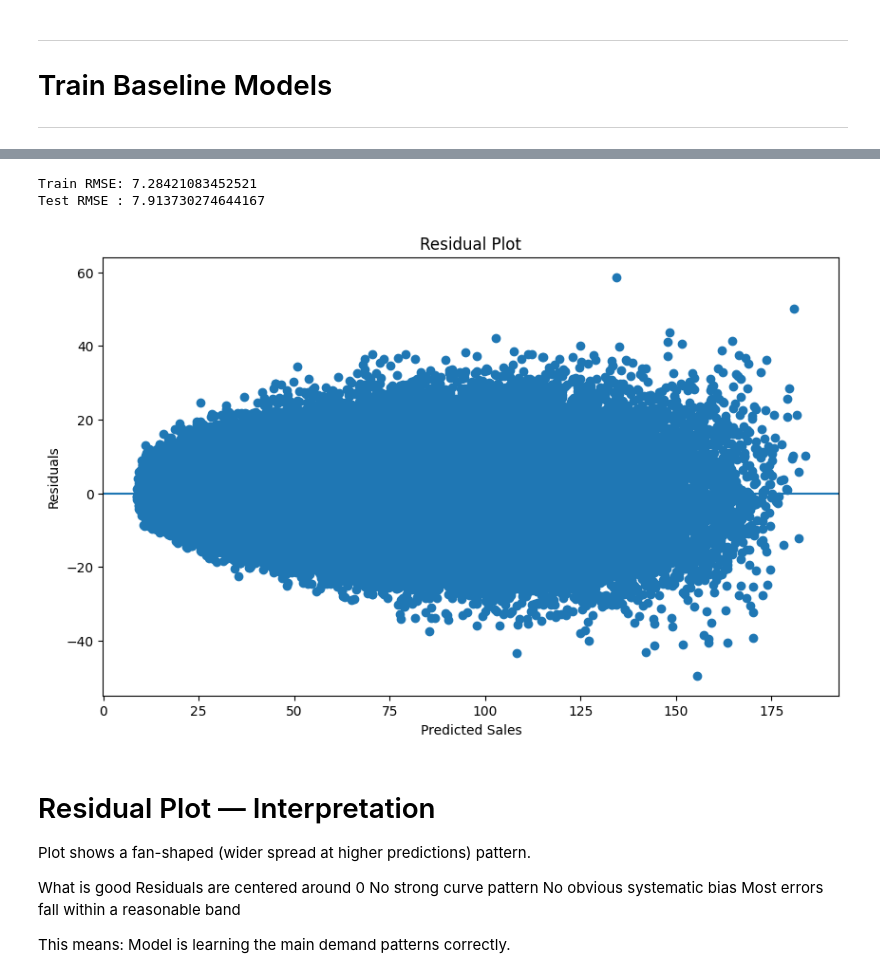
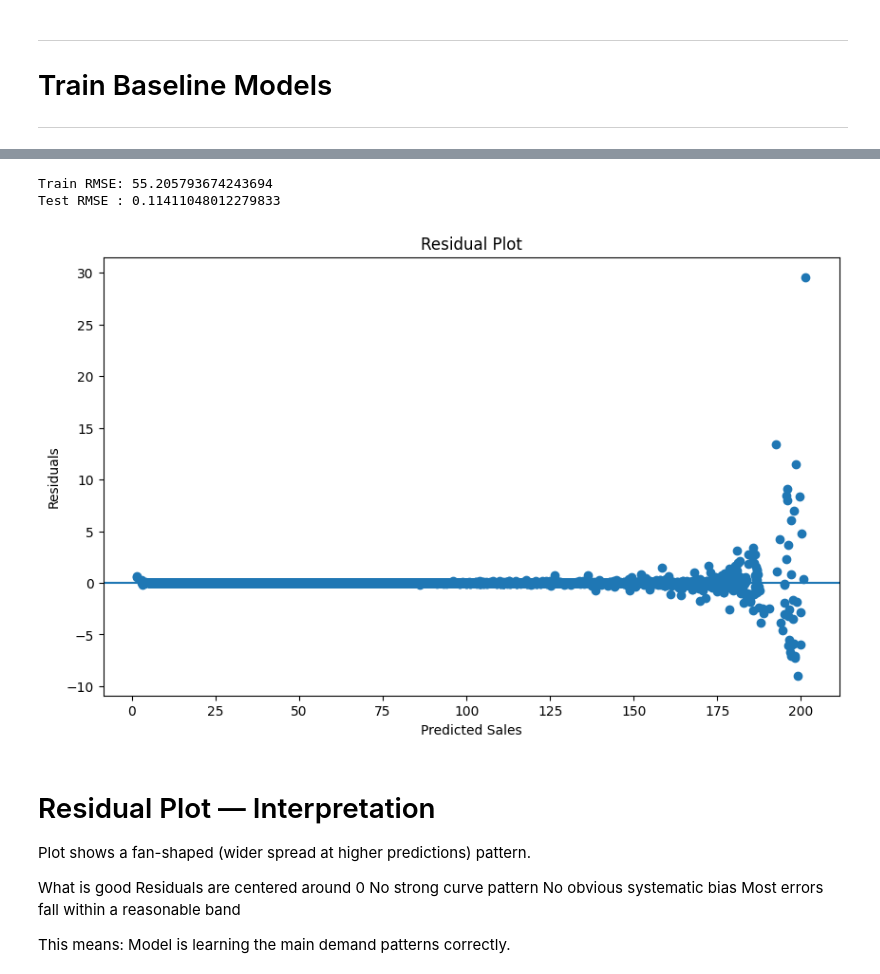
Before and after one commit to SAHIL254/inventory-demand-forecasting, a Jupyter notebook: notebooks/Model_Training.ipynb, the cells around one changed output, grey strips where cells are left out. Saved outputs shown, nothing was run; the diff lists cells and outputs as text; code cells hidden in the pictures.

Commit message:
model training

```diff
--- a/notebooks/Model_Training.ipynb
+++ b/notebooks/Model_Training.ipynb
@@ -19,7 +19,7 @@ from sklearn.metrics import (
 )
 # %%
 # load the processed dataset
-df = pd.read_csv("data/processed_inventory_demand.csv")
+df = pd.read_csv("../artifacts/processed_inventory_demand.csv")
 df
 # %% [output]
 |  | date | store | item | sales | year | month | day | day_of_week | is_weekend | quarter | ... |
@@ -42,11 +42,10 @@ df['date'] = pd.to_datetime(df['date'])
 # Define Features and Target
 ---
 # %%
-target = "sales"
+target = "sales_log"
 drop_cols = [
     "date",
-    "sales",
-    "sales_log"   # important: avoid leakage
+    "sales"
 ]
 
 features = [
@@ -201,8 +222,9 @@ lgb.fit(
     X_train, y_train
 )
 
+y_pred_lgb_log = lgb.predict(X_test)
 
-y_pred_lgb = lgb.predict(
-    X_test
-)
+# Convert back to real sales
+y_pred_lgb = np.expm1(y_pred_lgb_log)
+y_test_actual = np.expm1(y_test)
 # %%
@@ -367,7 +396,9 @@ print(future_forecast)
 # %%
 #Checking Overfitting
 
-train_pred = lgb.predict(X_train)
+train_pred_log = lgb.predict(X_train)
+train_pred = np.expm1(train_pred_log)
+y_train_actual = np.expm1(y_train)
 
 train_rmse = np.sqrt(
     mean_squared_error(
@@ -379,21 +410,21 @@ train_rmse = np.sqrt(
 print("Train RMSE:", train_rmse)
 print("Test RMSE :", rmse_lgb)
 # %% [output]
-Train RMSE: 7.28421083452521
-Test RMSE : 7.913730274644167
+Train RMSE: 55.205793674243694
+Test RMSE : 0.11411048012279833
 # %%
 #Residual Analysis
-residuals = y_test - y_pred_lgb
+residuals = y_test_actual - y_pred_lgb
 
 plt.figure(figsize=(10,6))
 plt.scatter(y_pred_lgb, residuals)
 plt.axhline(y=0)
 plt.title("Residual Plot")
 plt.xlabel("Predicted Sales")
 plt.ylabel("Residuals")
 plt.show()
 # %% [output]
-[figure, old version]
+[figure, new version]
 # %% [markdown]
 # Residual Plot — Interpretation
 
```
Also changed, not shown: parts of 13 cells of this notebook, 2 other files.
